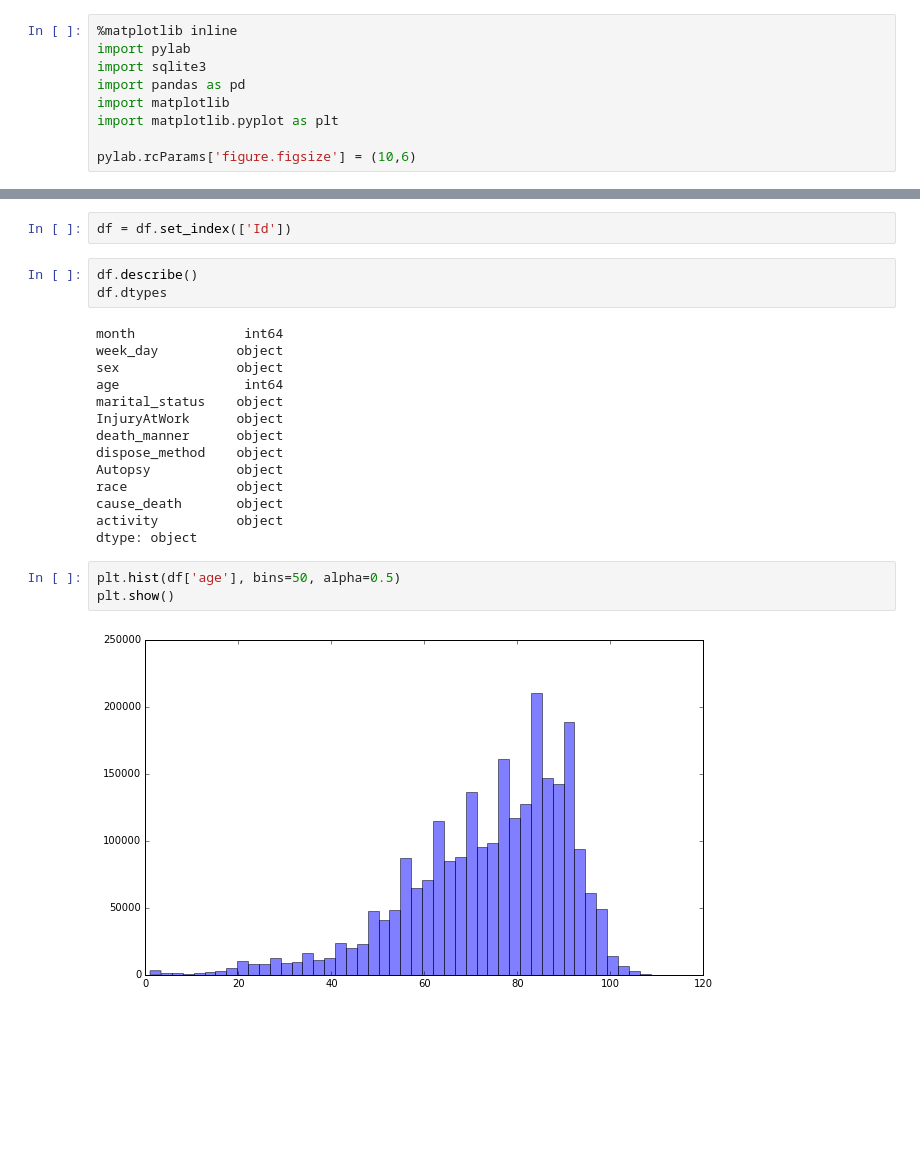
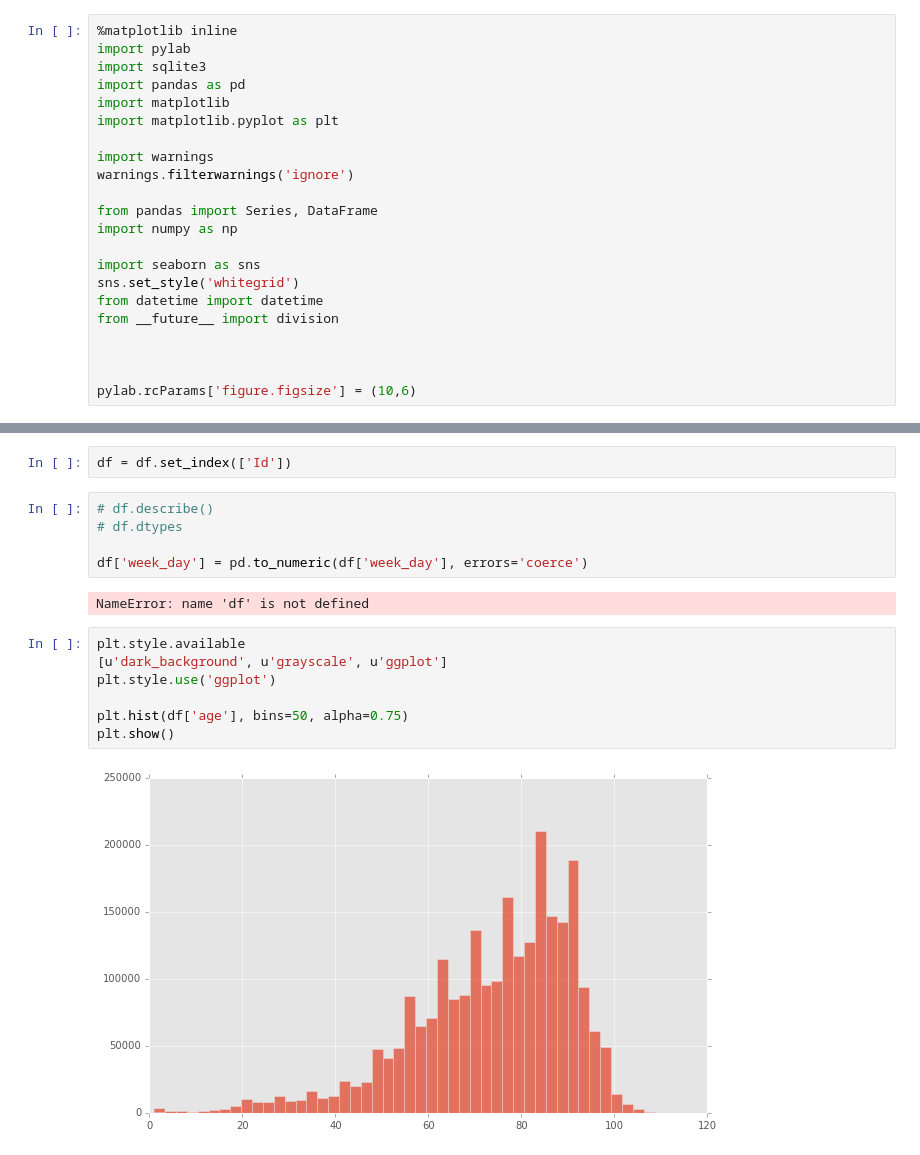
Before and after one commit to tkazi/miscellaneous, a Jupyter notebook: notebooks/kaggle - death-records.ipynb, the cells around one changed output, grey strips where cells are left out. Drawn from its saved outputs; the diff is of its cells as text; blank space fills up the shorter version.

```diff
--- a/notebooks/kaggle - death-records.ipynb
+++ b/notebooks/kaggle - death-records.ipynb
@@ -6,6 +6,19 @@ import pandas as pd
 import matplotlib
 import matplotlib.pyplot as plt
 
+import warnings
+warnings.filterwarnings('ignore')
+
+from pandas import Series, DataFrame
+import numpy as np
+
+import seaborn as sns
+sns.set_style('whitegrid')
+from datetime import datetime
+from __future__ import division
+
+
+
 pylab.rcParams['figure.figsize'] = (10,6)
 # %%
 conn = sqlite3.connect('/Users/Taha/Desktop/datascience/datasets/DeathRecords/database.sqlite')
@@ -70,26 +63,20 @@ and age < 150
 df = pd.read_sql(query, conn)
 # %%
 df = df.set_index(['Id'])
-# %%
-df.describe()
-df.dtypes
-# %% [output]
-month              int64
-week_day          object
-sex               object
-age                int64
-marital_status    object
-InjuryAtWork      object
-death_manner      object
-dispose_method    object
-Autopsy           object
-race              object
-cause_death       object
-activity          object
-dtype: object
+# %%
+# df.describe()
+# df.dtypes
+
+df['week_day'] = pd.to_numeric(df['week_day'], errors='coerce')
+# %% [output]
+NameError: name 'df' is not defined
 # %%
-plt.hist(df['age'], bins=50, alpha=0.5)
+plt.style.available
+[u'dark_background', u'grayscale', u'ggplot']
+plt.style.use('ggplot')
+
+plt.hist(df['age'], bins=50, alpha=0.75)
 plt.show()
 # %% [output]
-[figure, old version]
+[figure, new version]
 # %%
```
Also changed, not shown: parts of 22 cells of this notebook.
